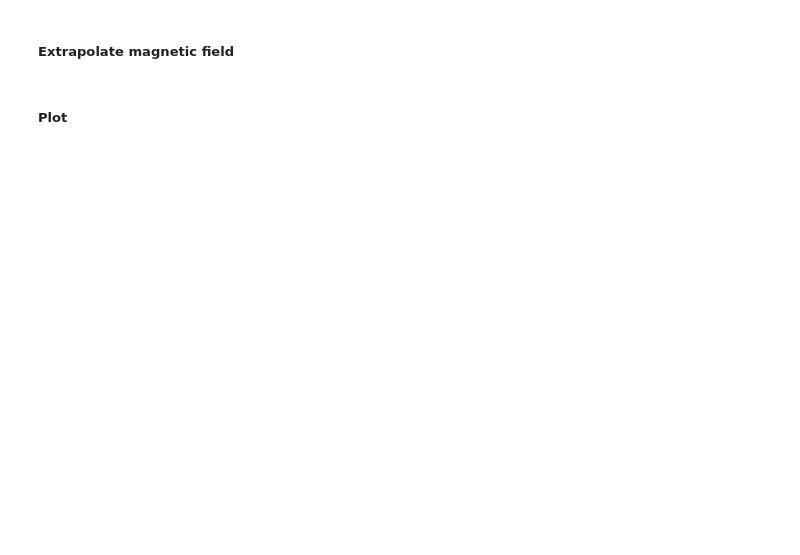
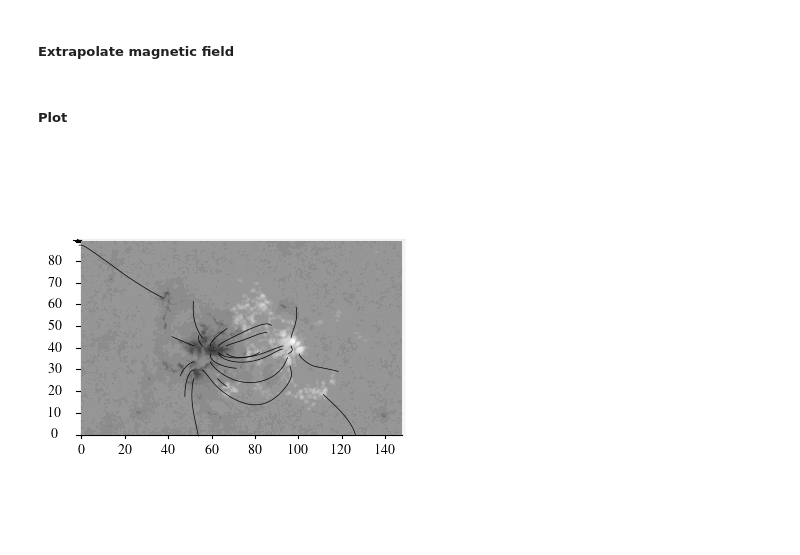
Before and after one commit to LMNadol/MHSXtraPy, a Jupyter notebook: notebooks/example-sdo.ipynb, the cells around one changed output. Drawn from its saved outputs; the diff is of its cells as text; code cells hidden in the pictures; blank space fills up the shorter version.

```diff
--- a/notebooks/example-sdo.ipynb
+++ b/notebooks/example-sdo.ipynb
@@ -81,6 +98,8 @@ data3d = calculate_magfield(
 # %% [markdown]
 ##### Plot
 # %%
-plot_magnetogram_3D(data3d, view="angular", footpoints="active-regions")
+plot_magnetogram_3D(data3d, view="los", footpoints="active-regions")
+# %% [output]
+[figure, added]
 # %%
 plot_dpressure_z(data3d)
```
Also changed, not shown: parts of 8 cells of this notebook, 10 other files.
